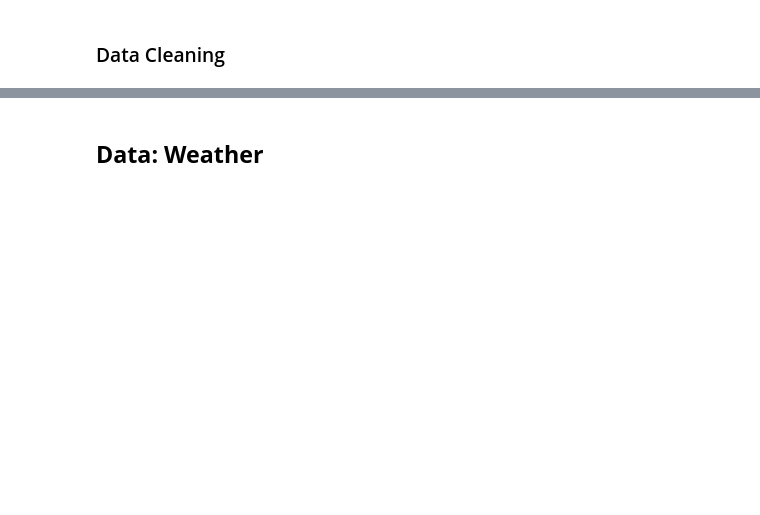
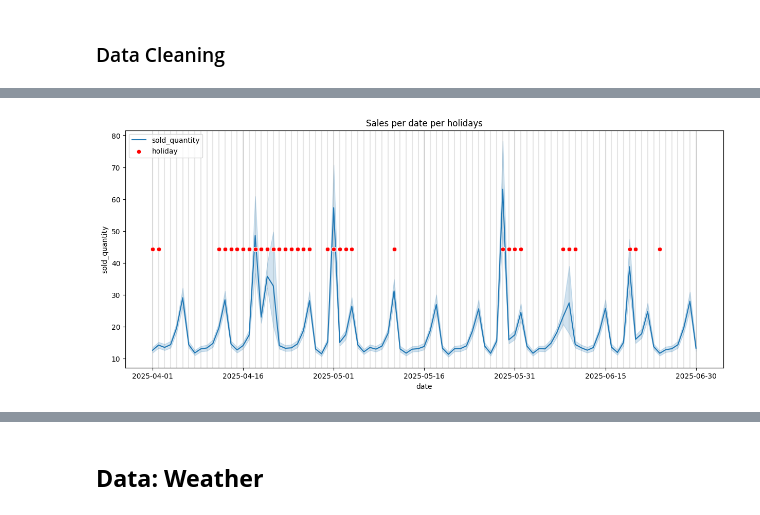
Before and after one commit to shuting-fish/food_prediction, a Jupyter notebook: visualization_marcel.ipynb, the cells around one changed output, grey strips where cells are left out. Drawn from its saved outputs; the diff is of its cells as text; code cells hidden in the pictures; blank space fills up the shorter version.

```diff
--- a/visualization_marcel.ipynb
+++ b/visualization_marcel.ipynb
@@ -408,11 +737,5 @@ holidays['is_holiday'] = 1
 # %%
 # plotting sold_quantity per date and is_holiday
-
-
-# adding date fragments
-holidays['day_of_month'] = holidays.date.dt.day
-holidays['week'] = holidays.date.dt.isocalendar().week
-holidays
 
 # plot
 fig, ax = plt.subplots(1,1, figsize=(15,6))
@@ -420,30 +743,32 @@ fig, ax = plt.subplots(1,1, figsize=(15,6))
 sns.lineplot(sales, x='date', y='sold_quantity', label='sold_quantity', ax=ax, legend=False)
 
 # 2nd y-axis on the right
 ax2 = ax.twinx()
 sns.scatterplot(holidays, x='date', y='is_holiday', color='r',label='holiday', ax=ax2, legend=False)
 
 # getting labels of both axes
 lines, labels = ax.get_legend_handles_labels()
 lines2, labels2 = ax2.get_legend_handles_labels()
 plt.legend(lines + lines2, labels + labels2, loc='upper left')
 
 # all dates for grid
 all_dates = pd.date_range(start=min(holidays['date'].min(), sales['date'].min()),
                           end=max(holidays['date'].max(), sales['date'].max()),
                           freq='D')
 
 ax.set_xticks(all_dates[::15])
 ax.grid(True, which='both', axis='x', alpha=0.6)
 
 
 # additional lines per day
 for d in all_dates:
     ax.axvline(d, color='gray', linestyle='-', alpha=0.2, zorder=0)
 
 #ax.grid(True, alpha=0.6)
 plt.title('Sales per date per holidays')
 plt.xticks(rotation=65)
 ax2.set_yticks([])
 ax2.set_ylabel('')
 plt.show()
+# %% [output]
+[figure, added]
```
Also changed, not shown: parts of 64 cells of this notebook.
